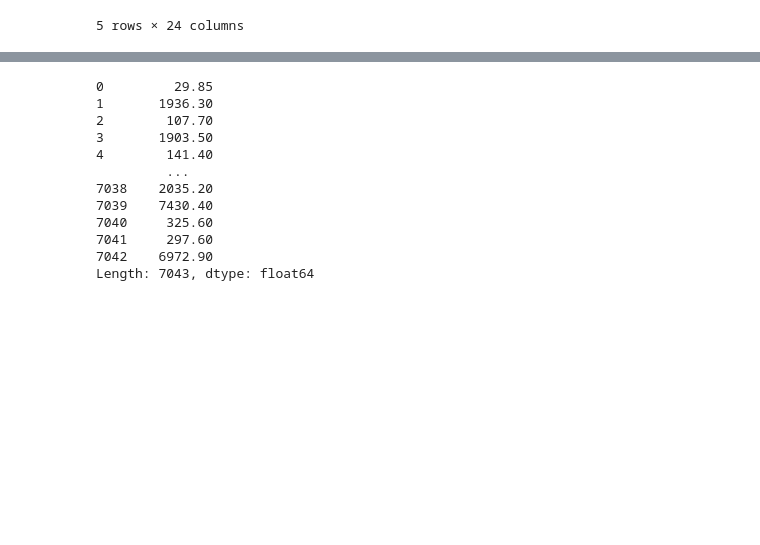
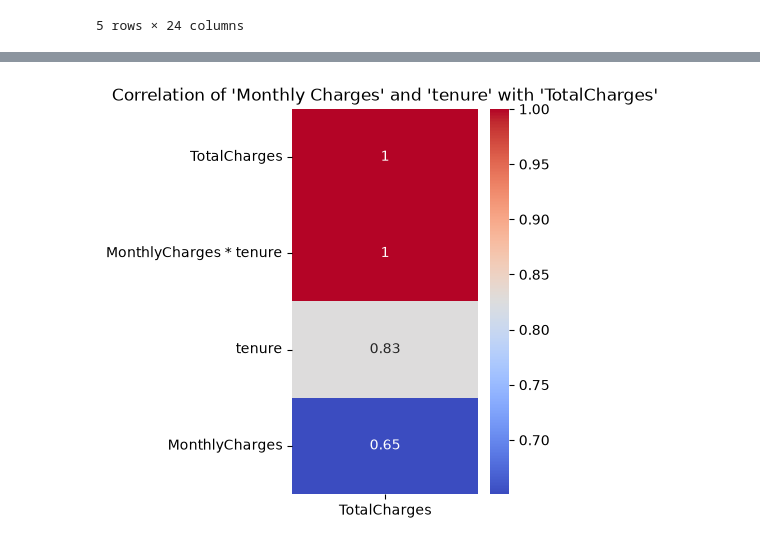
Before and after one commit to ishaandrade/telco-customer-churn, a Jupyter notebook: notebooks/EDA.ipynb, the cells around one changed output, grey strips where cells are left out. Cells and saved outputs as stored; diff of their text form; code cells hidden in the pictures; blank space fills up the shorter version.

```diff
--- a/notebooks/EDA.ipynb
+++ b/notebooks/EDA.ipynb
@@ -379,15 +368,12 @@ df[cols]
-# %%
-df['MonthlyCharges'] * df['tenure']
-# %% [output]
-0         29.85
-1       1936.30
-2        107.70
-3       1903.50
-4        141.40
-         ...
-7038    2035.20
-7039    7430.40
-7040     325.60
-7041     297.60
-7042    6972.90
-Length: 7043, dtype: float64
+# %%
+# Calculating how correlated the columns in the Dataframe temp are with 'TotalCharges'
+temp_corr_matrix = temp.corr(numeric_only=True)
+
+temp_corr = temp_corr_matrix[['TotalCharges']].sort_values(by='TotalCharges', ascending=False)
+
+plt.figure(figsize=(3, 5))
+sns.heatmap(data=temp_corr, cmap='coolwarm', annot=True)
+plt.title("Correlation of 'Monthly Charges' and 'tenure' with 'TotalCharges'")
+plt.show()
+# %% [output]
+[figure, added]
```
Also changed, not shown: parts of 11 cells of this notebook.
